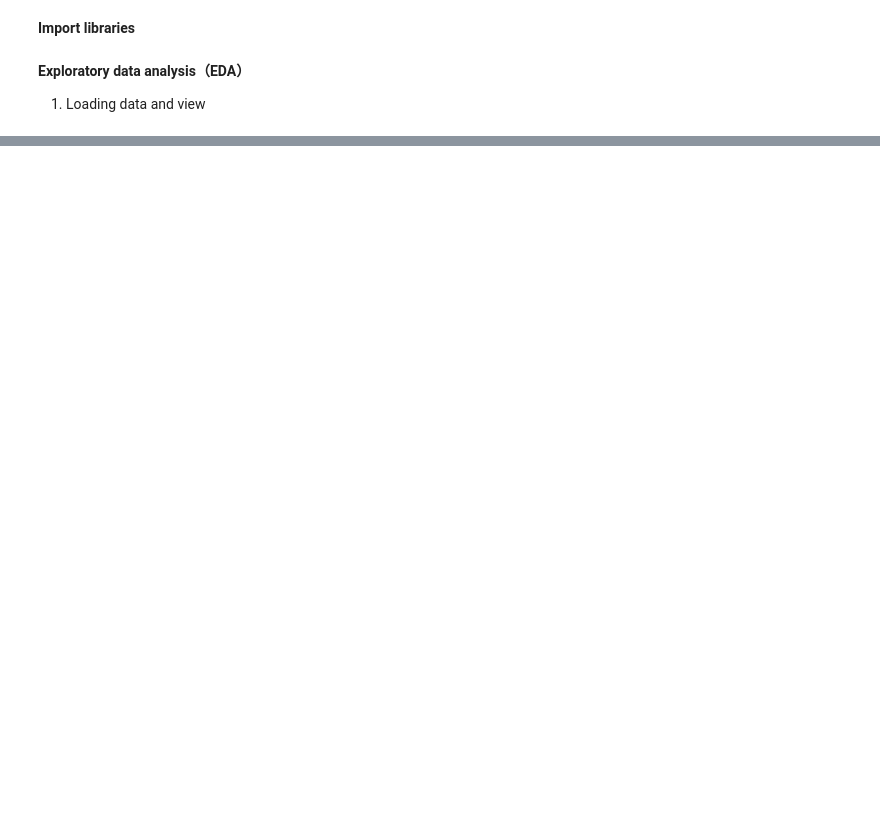
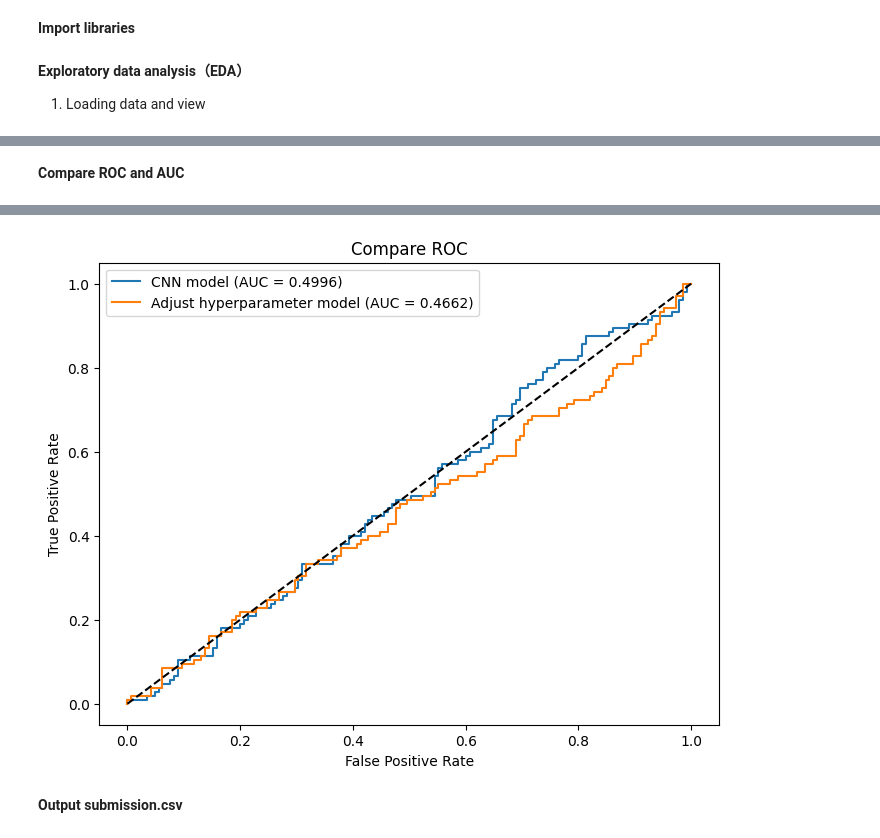
Before and after one commit to rayangela528/DeepLearning-Cancer, a Jupyter notebook: deeplearning-week3.ipynb, the cells around one changed output, grey strips where cells are left out. Drawn from its saved outputs; the diff is of its cells as text; code cells hidden in the pictures; blank space fills up the shorter version.

```diff
--- a/deeplearning-week3.ipynb
+++ b/deeplearning-week3.ipynb
@@ -671,0 +593,26 @@ plt.show()
+# %% [markdown]
+**Compare ROC and AUC**
+# %%
+cnn_pred_prob = cnn_model.predict(val_generator).ravel()
+complex_pred_prob = complex_model.predict(val_generator).ravel()
+
+y_val = val_generator.classes
+
+# ROC
+cnn_fpr, cnn_tpr, _ = roc_curve(y_val, cnn_pred_prob)
+complex_fpr, complex_tpr, _ = roc_curve(y_val, complex_pred_prob)
+
+# AUC
+cnn_auc = roc_auc_score(y_val, cnn_pred_prob)
+complex_auc = roc_auc_score(y_val, complex_pred_prob)
+
+plt.figure(figsize=(8, 6))
+plt.plot(cnn_fpr, cnn_tpr, label=f'CNN model (AUC = {cnn_auc:.4f})')
+plt.plot(complex_fpr, complex_tpr, label=f'Adjust hyperparameter model (AUC = {complex_auc:.4f})')
+plt.plot([0, 1], [0, 1], 'k--')
+plt.xlabel('False Positive Rate')
+plt.ylabel('True Positive Rate')
+plt.title('Compare ROC')
+plt.legend()
+plt.show()
+# %% [output]
@@ -671,0 +621,3 @@ plt.show()
+[figure, added]
+# %% [markdown]
+**Output submission.csv**
```
Also changed, not shown: parts of 44 cells of this notebook.
